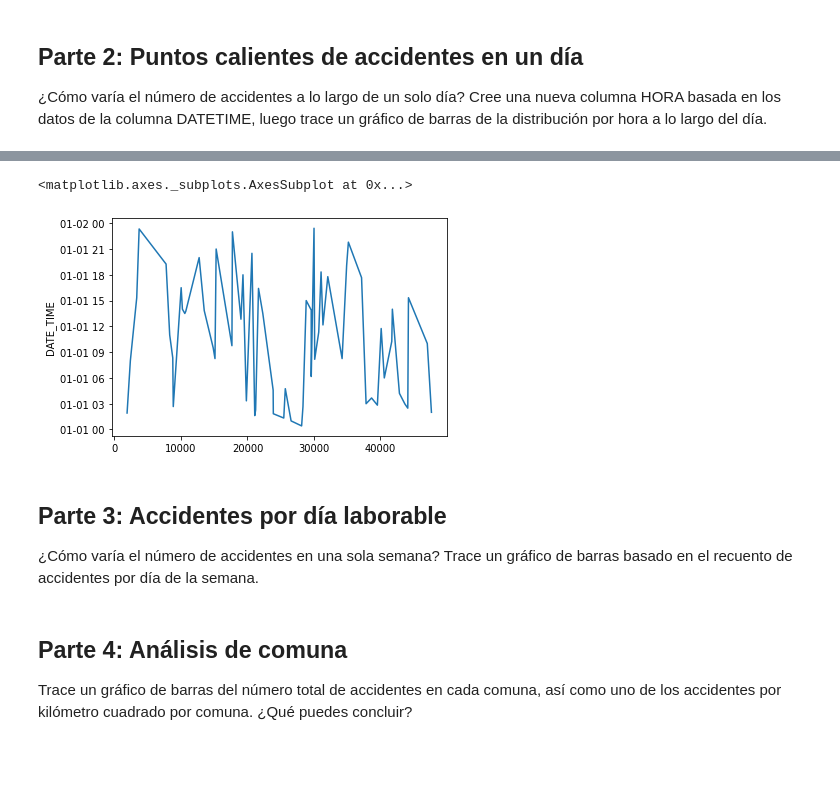
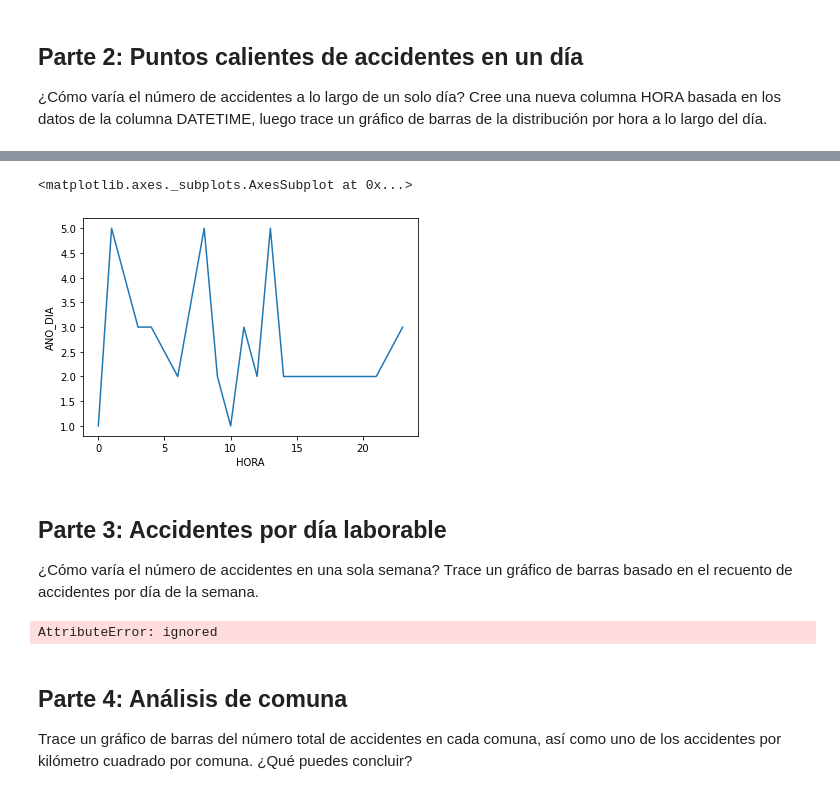
Before and after one commit to hnmelo/MujeresDigitales, a Jupyter notebook: Taller_Semana_4.ipynb, the cells around one changed output, grey strips where cells are left out. Saved outputs shown, nothing was run; the diff lists cells and outputs as text; code cells hidden in the pictures; blank space fills up the shorter version.

```diff
--- a/Taller_Semana_4.ipynb
+++ b/Taller_Semana_4.ipynb
@@ -109,3 +92,0 @@ df[['TIME']].infer_objects()
-# %%
-from datetime import datetime
-df['TIME'] = pd.to_datetime(df['TIME'])
@@ -120,8 +93,17 @@ sns.lineplot(x='DATE', y='TIME',data = hora)
-# %%
-sns.lineplot(data=hora, x=hora.index, y='DATE_TIME')
-# %% [output]
-<matplotlib.axes._subplots.AxesSubplot at 0x...>
-[figure, removed]
+# %%
+df['ANO_DIA'] = df['DATE_TIME'].dt.to_period('D') #Se separó la fecha de fecha y hora y se creo una nueva columna (ANO_DIA)
+df['HORA'] = df['DATE_TIME'].dt.hour #Se separó la hora de fecha y hora y se creo una nueva columna (HORA)
+mask = df[df['ANO_DIA'] < '01/02/2018'] #Se creó una variable con los datos del dataframe exlusivamente el día 01-01-2018
+group = mask.groupby('HORA').count() #Se agruparon por index 'HORA' de tal manera que me mostrara cuántos accidentes hubo en la hora indicada, es decir, a la 1 am hubo 1 accidente y asi...
+# %%
+sns.lineplot(x = group.index, y = 'ANO_DIA', data = group)
+#Se graficó con la data de group, en el eje x se puso el index(HORA) y en el eje y ANO_DIA que es la columna
+#en donde estaba llevando el conteo por hora
+#plt.ylabel('conteo') (estas etiquetas no me funcionan:( )
+#plt.xlabel('hora')
+# %% [output]
+<matplotlib.axes._subplots.AxesSubplot at 0x...>
+[figure, added]
 # %% [markdown]
 ## Parte 3: Accidentes por día laborable
 
@@ -131,3 +111,8 @@ sns.lineplot(data=hora, x=hora.index, y='DATE_TIME')
+# %%
+df['SEMANA'] = df['DATE_TIME'].dt.to_period('W')
+week = df.groupby('SEMANA')df.loc[0,'SEMANA']
+# %% [output]
+AttributeError: ignored
 # %% [markdown]
 ## Parte 4: Análisis de comuna
 
```
Also changed, not shown: parts of 6 cells of this notebook.
